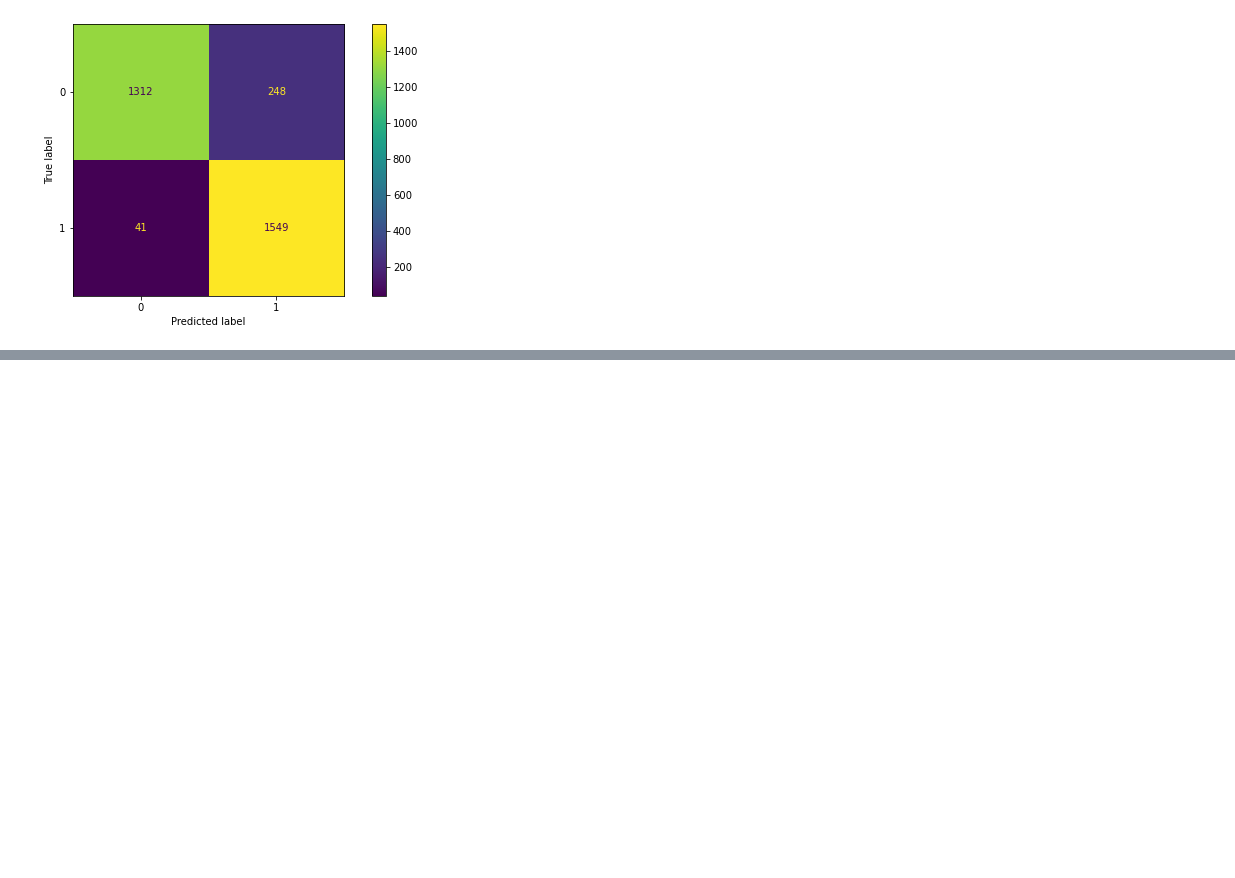
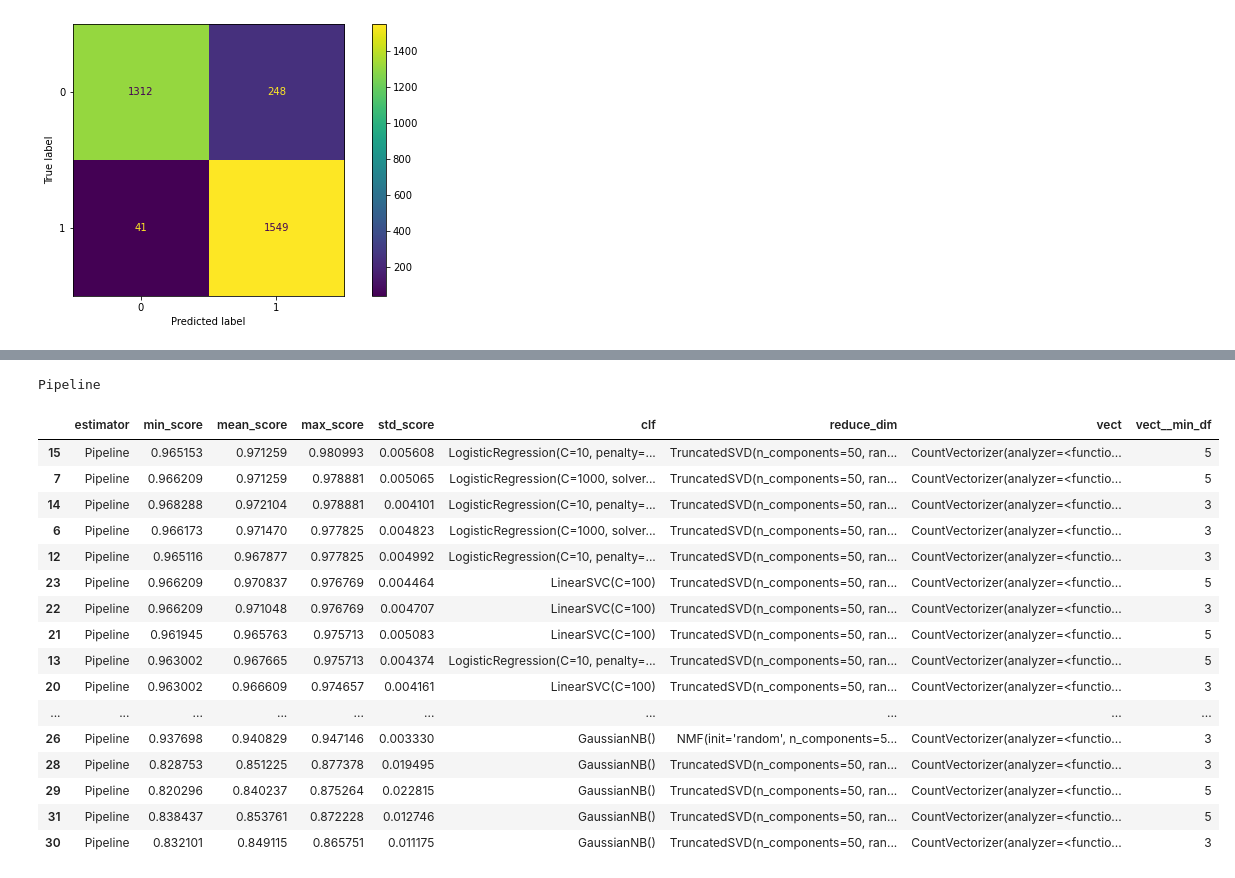
Before and after one commit to ztucker4/ECE219_Winter2021, a Jupyter notebook: Project_1/Project1.ipynb, the cells around one changed output, grey strips where cells are left out. Saved outputs shown, nothing was run; the diff lists cells and outputs as text; code cells hidden in the pictures; blank space fills up the shorter version.

```diff
--- a/Project_1/Project1.ipynb
+++ b/Project_1/Project1.ipynb
@@ -345,0 +480,3 @@ weighted avg       0.92      0.91      0.91      3150
+# %%
+grid_search.fit(train_dataset_nohf.data, train_targets_nohf_bin, n_jobs=1, cv=5, scoring='accuracy')
+grid_search.score_summary(sort_by='max_score')
@@ -345,0 +637,21 @@ weighted avg       0.92      0.91      0.91      3150
+# %%
+grid_search.score_summary(sort_by='max_score')
+# %% [output]
+Pipeline
+|  | estimator | min_score | mean_score | max_score | std_score | clf | reduce_dim | vect | vect__min_df |
+| 15 | Pipeline | 0.965153 | 0.971259 | 0.980993 | 0.005608 | LogisticRegression(C=10, penalty=... | TruncatedSVD(n_components=50, ran... | CountVectorizer(analyzer=<functio... | 5 |
+| 7 | Pipeline | 0.966209 | 0.971259 | 0.978881 | 0.005065 | LogisticRegression(C=1000, solver... | TruncatedSVD(n_components=50, ran... | CountVectorizer(analyzer=<functio... | 5 |
+| 14 | Pipeline | 0.968288 | 0.972104 | 0.978881 | 0.004101 | LogisticRegression(C=10, penalty=... | TruncatedSVD(n_components=50, ran... | CountVectorizer(analyzer=<functio... | 3 |
+| 6 | Pipeline | 0.966173 | 0.971470 | 0.977825 | 0.004823 | LogisticRegression(C=1000, solver... | TruncatedSVD(n_components=50, ran... | CountVectorizer(analyzer=<functio... | 3 |
+| 12 | Pipeline | 0.965116 | 0.967877 | 0.977825 | 0.004992 | LogisticRegression(C=10, penalty=... | TruncatedSVD(n_components=50, ran... | CountVectorizer(analyzer=<functio... | 3 |
+| 23 | Pipeline | 0.966209 | 0.970837 | 0.976769 | 0.004464 | LinearSVC(C=100) | TruncatedSVD(n_components=50, ran... | CountVectorizer(analyzer=<functio... | 5 |
+| 22 | Pipeline | 0.966209 | 0.971048 | 0.976769 | 0.004707 | LinearSVC(C=100) | TruncatedSVD(n_components=50, ran... | CountVectorizer(analyzer=<functio... | 3 |
+| 21 | Pipeline | 0.961945 | 0.965763 | 0.975713 | 0.005083 | LinearSVC(C=100) | TruncatedSVD(n_components=50, ran... | CountVectorizer(analyzer=<functio... | 5 |
+| 13 | Pipeline | 0.963002 | 0.967665 | 0.975713 | 0.004374 | LogisticRegression(C=10, penalty=... | TruncatedSVD(n_components=50, ran... | CountVectorizer(analyzer=<functio... | 5 |
+| 20 | Pipeline | 0.963002 | 0.966609 | 0.974657 | 0.004161 | LinearSVC(C=100) | TruncatedSVD(n_components=50, ran... | CountVectorizer(analyzer=<functio... | 3 |
+| ... | ... | ... | ... | ... | ... | ... | ... | ... | ... |
+| 26 | Pipeline | 0.937698 | 0.940829 | 0.947146 | 0.003330 | GaussianNB() | NMF(init='random', n_components=5... | CountVectorizer(analyzer=<functio... | 3 |
+| 28 | Pipeline | 0.828753 | 0.851225 | 0.877378 | 0.019495 | GaussianNB() | TruncatedSVD(n_components=50, ran... | CountVectorizer(analyzer=<functio... | 3 |
+| 29 | Pipeline | 0.820296 | 0.840237 | 0.875264 | 0.022815 | GaussianNB() | TruncatedSVD(n_components=50, ran... | CountVectorizer(analyzer=<functio... | 5 |
+| 31 | Pipeline | 0.838437 | 0.853761 | 0.872228 | 0.012746 | GaussianNB() | TruncatedSVD(n_components=50, ran... | CountVectorizer(analyzer=<functio... | 5 |
+| 30 | Pipeline | 0.832101 | 0.849115 | 0.865751 | 0.011175 | GaussianNB() | TruncatedSVD(n_components=50, ran... | CountVectorizer(analyzer=<functio... | 3 |
```
Also changed, not shown: parts of 7 cells of this notebook.
